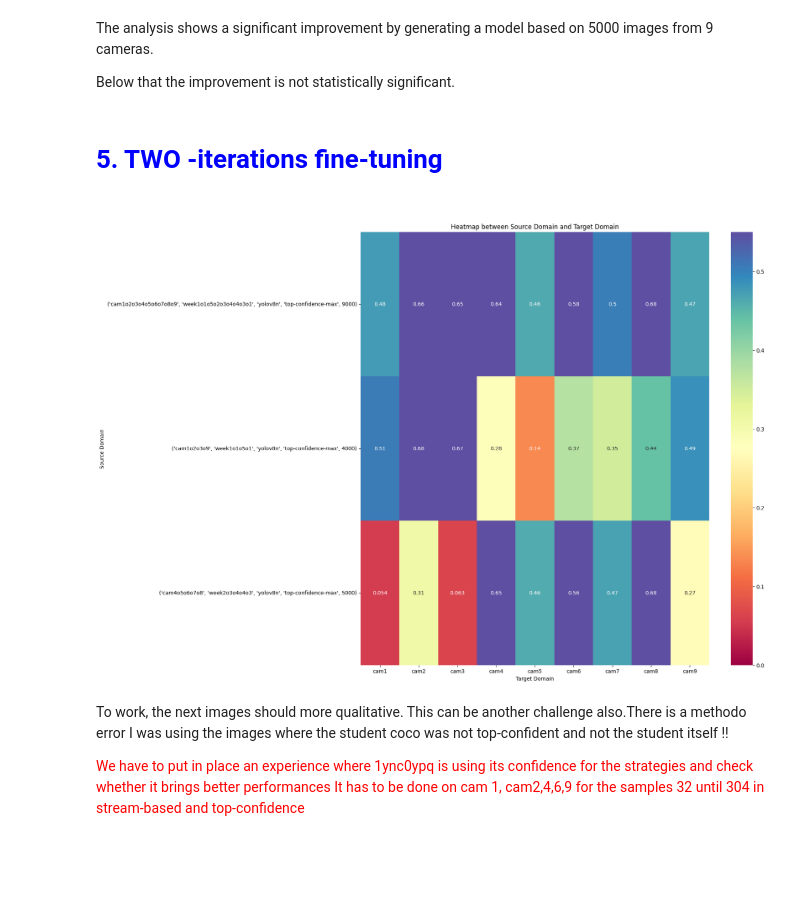
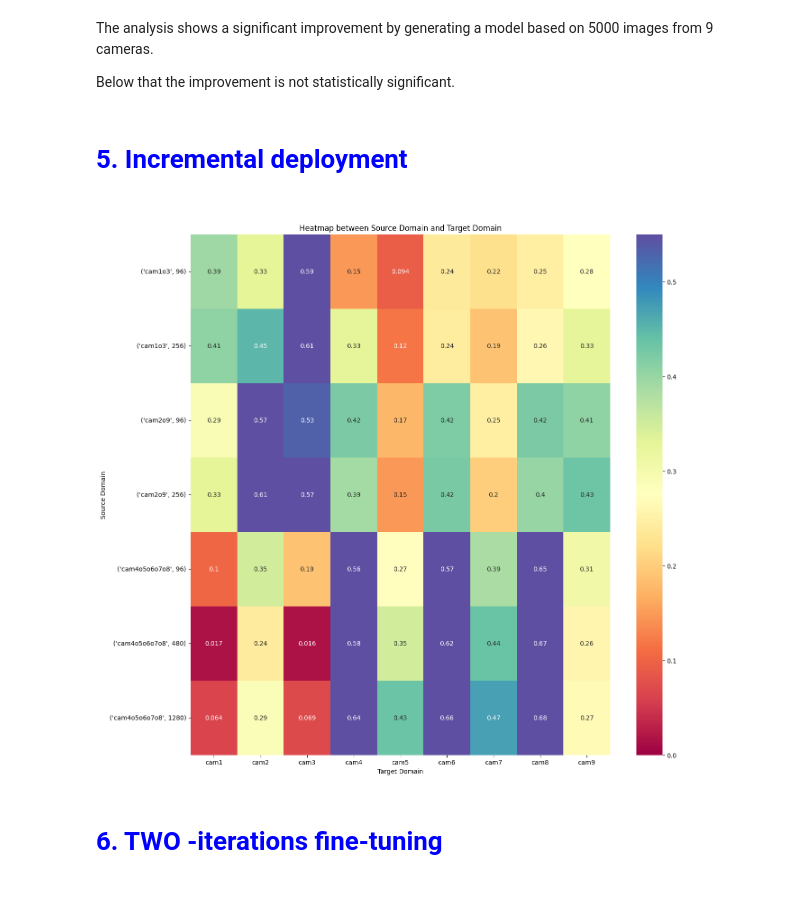
Before and after one commit to manjahdani/CSBAD, a Jupyter notebook: visualization_tools/analysis_journal.ipynb, the cells around one changed output. Drawn from its saved outputs; the diff is of its cells as text; code cells hidden in the pictures; blank space fills up the shorter version.

Commit message:
cleaning plus heatmap poolbased

```diff
--- a/visualization_tools/analysis_journal.ipynb
+++ b/visualization_tools/analysis_journal.ipynb
@@ -133,7 +137,7 @@ def filter_df(df, same_domain = False, strategies = None,
         filtered_df = filtered_df[~filtered_df['target_domain'].isin(excluded_domains)]
 
     if dom_periods is not None:
-        filtered_df = filtered_df[filtered_df['source_combo'].isin(restricted_dom_periods)]
+        filtered_df = filtered_df[filtered_df['source_combo'].isin(dom_periods)]
 
     if target_domain is not None:
         filtered_df = filtered_df[filtered_df['target_domain'].isin(target_domain)]
@@ -1358,33 +1547,32 @@ The analysis shows a significant improvement by generating a model based on 5000
 
 Below that the improvement is not statistically significant.
 # %% [markdown]
-<h1> <font color="blue"> 5. TWO -iterations fine-tuning </font><h1>
+<h1> <font color="blue"> 5. Incremental deployment </font><h1>
 # %%
-df_multistream['source_combo'] = list(zip(df_multistream['source_domain'], df_multistream['source_period'], df_multistream['student'], df_multistream['strategy'], df_multistream['samples']))
+df_multistream['source_combo'] = list(zip(df_multistream['source_domain'],df_multistream['samples']))# df_multistream['source_period'], ))#, df_multistream['student'], df_multistream['strategy'],))
 
-samples_2iteration=[9000,4000,5000]
-domains=['cam4o5o6o7o8','cam1o2o3o4o5o6o7o8o9','cam1o2o3o9']
+samples_2iteration=[96,256,480,1280]
+domains=['cam1o3','cam2o9','cam4o5o6o7o8']
 student=['yolov8n']
-strat=['top-confidence-max']
+strat=['thresholded-top-confidence-max']
 df_twoiteration_multistream,_,_ = filter_df(df_multistream,
                                             strategies=strat,
                                             students=student,
-                                            source_domains=domains,samples=samples_2iteration)
+                                            source_domains=domains,
+                                            samples=samples_2iteration)
 grouped_df = df_twoiteration_multistream.groupby(['source_combo', 'target_domain'], as_index=False)['mAP50-95'].mean()
 
 # Now pivot the grouped DataFrame
 pivot_df = grouped_df.pivot(index='source_combo', columns='target_domain', values='mAP50-95')
 
 # Plotting the first heatmap (without any adjustments)
 plt.figure(figsize=(15,15))
 sns.heatmap(pivot_df, annot=True, vmin=0, vmax=0.55, cmap='Spectral')
 plt.title('Heatmap between Source Domain and Target Domain')
 plt.xlabel('Target Domain')
 plt.ylabel('Source Domain')
 plt.show()
 # %% [output]
-[figure, old version]
+[figure, new version]
-# %% [markdown]
-To work, the next images should more qualitative. This can be another challenge also.There is a methodo error I was using the images where the student coco was not top-confident and not the student itself !!
-
-<font color="red"> We have to put in place an experience where 1ync0ypq is using its confidence for the strategies and check whether it brings better performances It has to be done on cam 1, cam2,4,6,9 for the samples 32 until 304 in stream-based and top-confidence</font>
+# %% [markdown]
+<h1> <font color="blue"> 6. TWO -iterations fine-tuning </font><h1>
```
Also changed, not shown: parts of 33 cells of this notebook.
